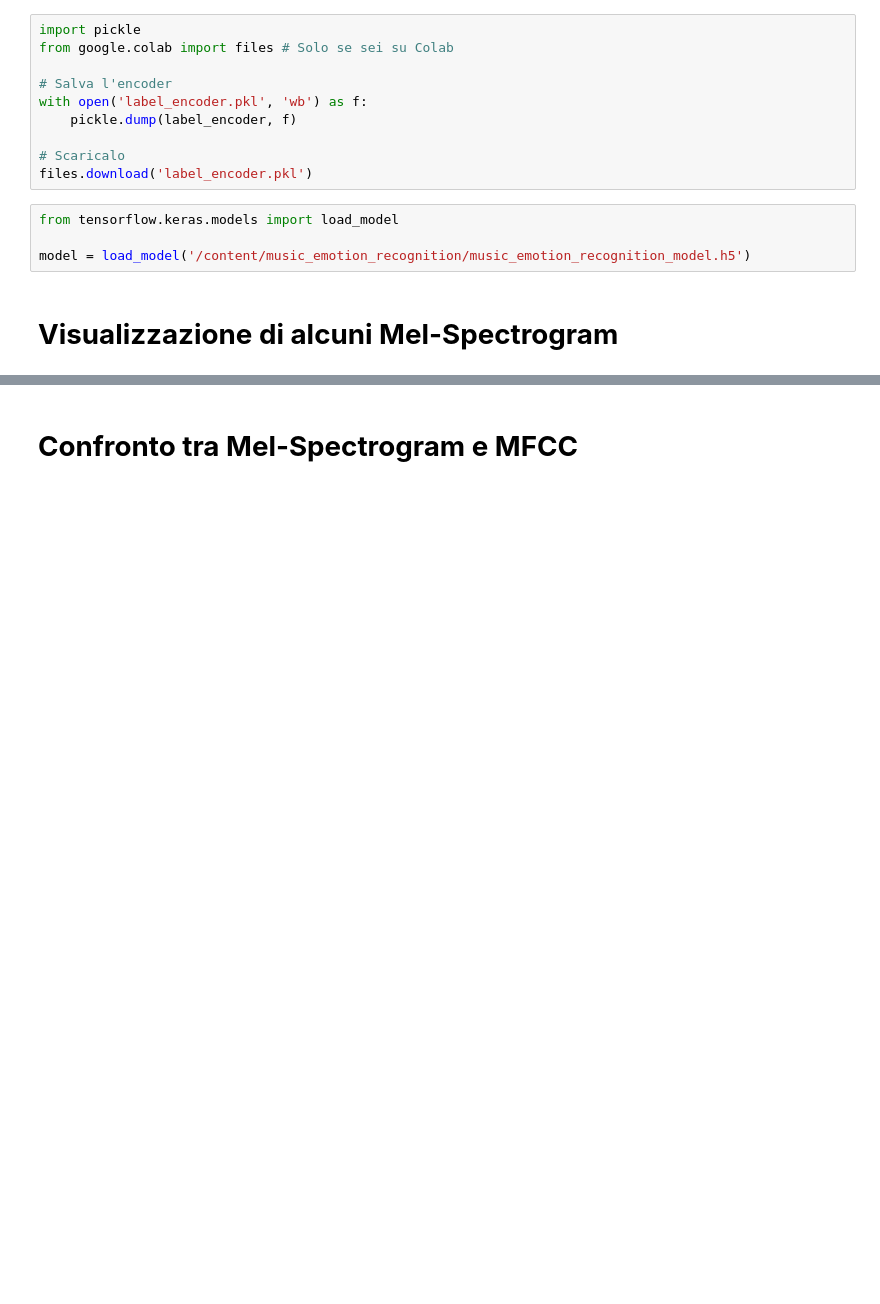
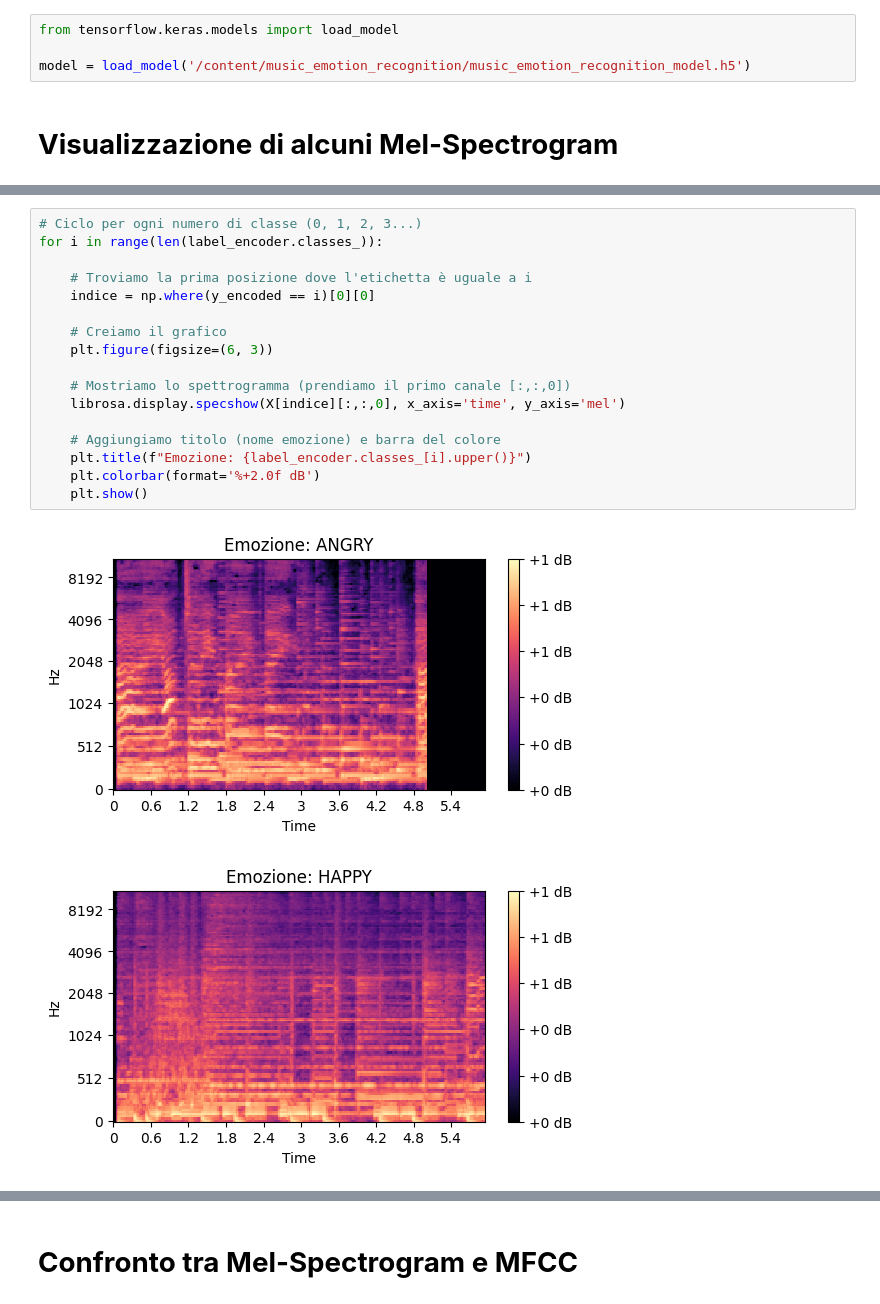
Before and after one commit to Lucazere00/music_emotion_recognition, a Jupyter notebook: music_emotion_recognition.ipynb, the cells around one changed output, grey strips where cells are left out. Cells and saved outputs as stored; diff of their text form; blank space fills up the shorter version.

```diff
--- a/music_emotion_recognition.ipynb
+++ b/music_emotion_recognition.ipynb
@@ -388,15 +380,5 @@ print("💾 File X_test.npy e y_test.npy salvati correttamente!")
 # %%
 model.save('music_emotion_recognition_model.h5')
-# %%
-import pickle
-from google.colab import files # Solo se sei su Colab
-
-# Salva l'encoder
-with open('label_encoder.pkl', 'wb') as f:
-    pickle.dump(label_encoder, f)
-
-# Scaricalo
-files.download('label_encoder.pkl')
 # %%
 from tensorflow.keras.models import load_model
 
@@ -439,0 +388,20 @@ for classe in classi_uniche:
+# %%
+# Ciclo per ogni numero di classe (0, 1, 2, 3...)
+for i in range(len(label_encoder.classes_)):
+
+    # Troviamo la prima posizione dove l'etichetta è uguale a i
+    indice = np.where(y_encoded == i)[0][0]
+
+    # Creiamo il grafico
+    plt.figure(figsize=(6, 3))
+
+    # Mostriamo lo spettrogramma (prendiamo il primo canale [:,:,0])
+    librosa.display.specshow(X[indice][:,:,0], x_axis='time', y_axis='mel')
+
+    # Aggiungiamo titolo (nome emozione) e barra del colore
+    plt.title(f"Emozione: {label_encoder.classes_[i].upper()}")
+    plt.colorbar(format='%+2.0f dB')
+    plt.show()
+# %% [output]
+[figure, added]
+[figure, added]
```
Also changed, not shown: parts of 6 cells of this notebook.
